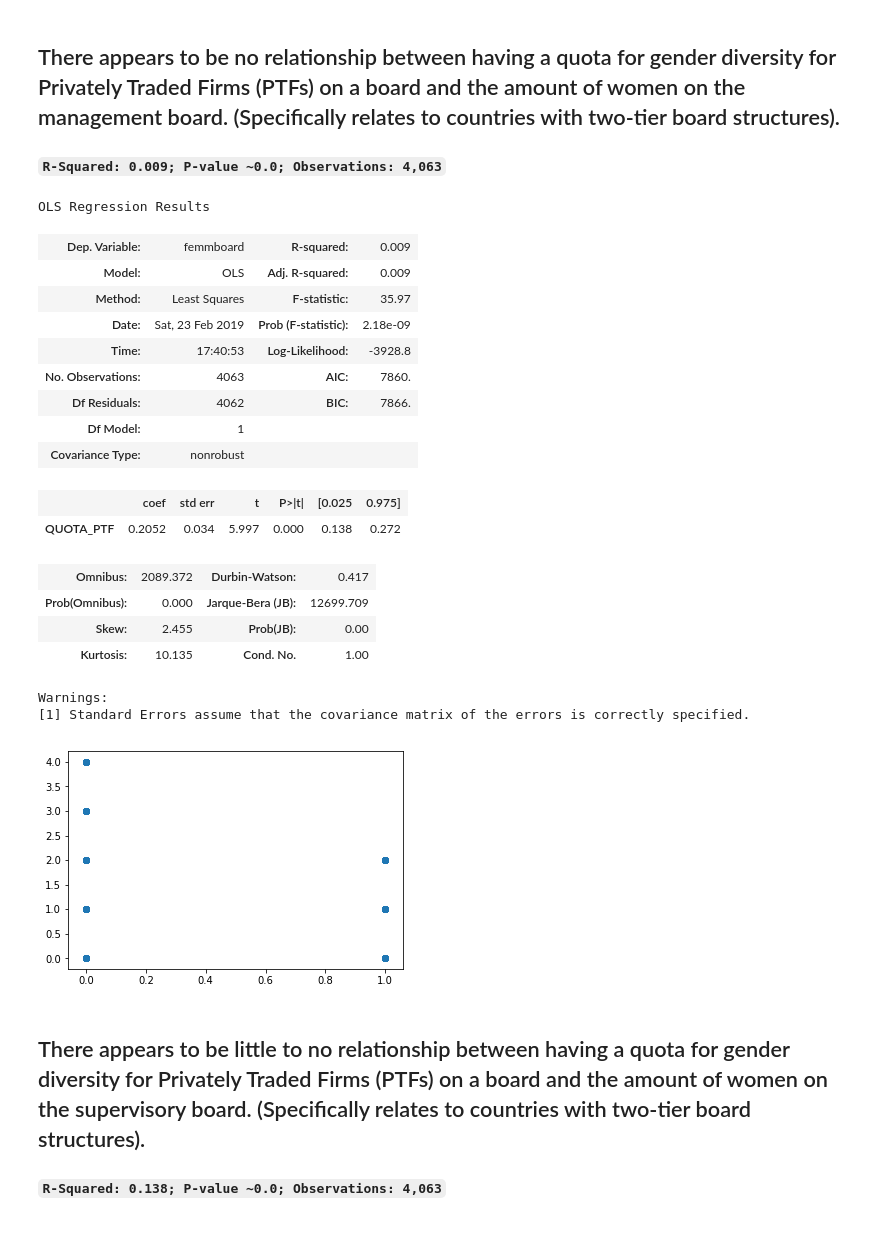
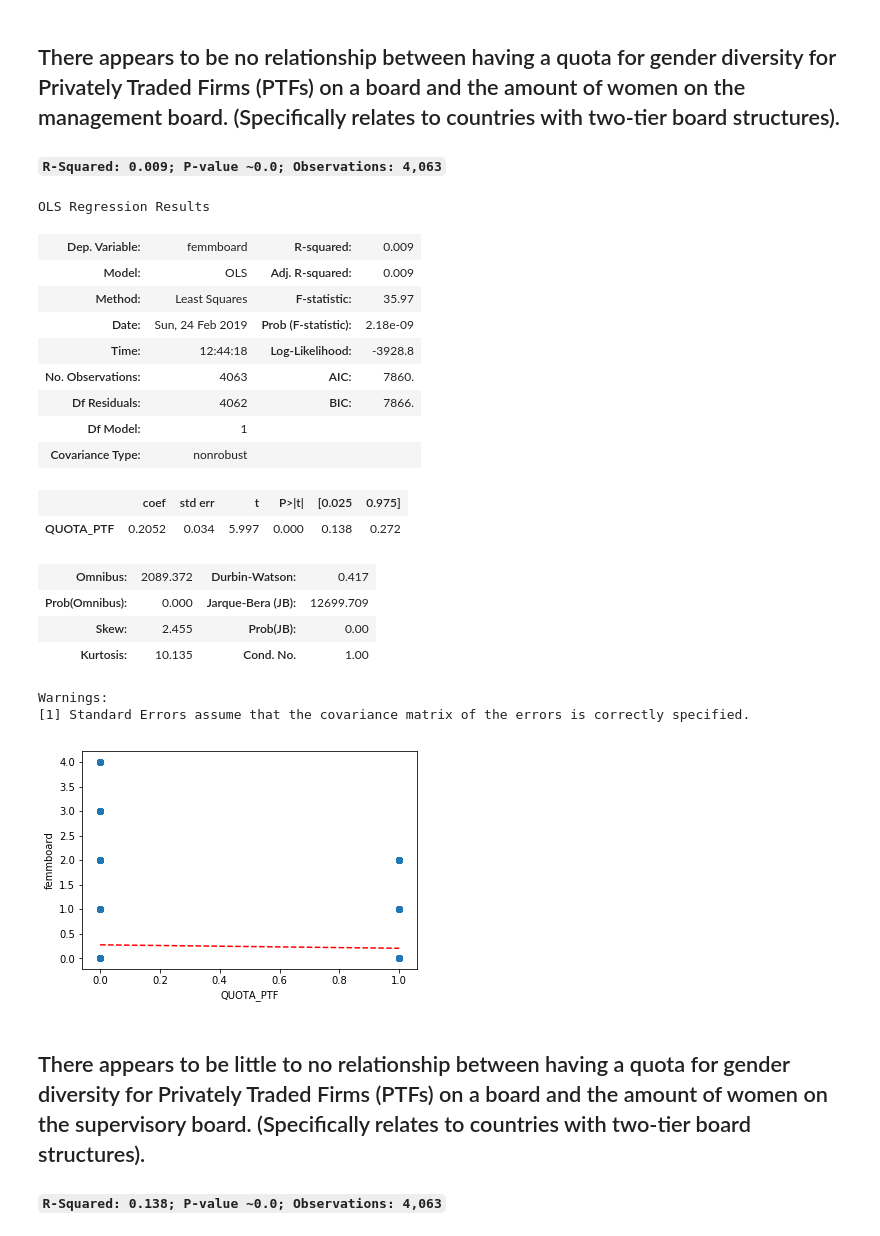
Before and after one commit to etokrug/GroupProject, a Jupyter notebook: GroupProject.ipynb, the cells around one changed output. Drawn from its saved outputs; the diff is of its cells as text; code cells hidden in the pictures.

```diff
--- a/GroupProject.ipynb
+++ b/GroupProject.ipynb
@@ -460,36 +479,40 @@ df_quota_w_femm = df_main[['QUOTA_PTF', 'femmboard']].copy()
 df_quota_w_femm['QUOTA_PTF'] = df_quota_w_femm['QUOTA_PTF'].apply(to_integer)
 df_quota_w_femm['femmboard'] = df_quota_w_femm['femmboard'].apply(to_integer)
 
 plt.scatter(df_quota_w_femm['QUOTA_PTF'], df_quota_w_femm['femmboard'])
+plt.plot([0, 1], [np.mean(df_quota_w_femm.loc[df_quota_w_femm['QUOTA_PTF'] == 0, 'femmboard']),
+                  np.mean(df_quota_w_femm.loc[df_quota_w_femm['QUOTA_PTF'] == 1, 'femmboard'])], 'r--')
+plt.ylabel("femmboard")
+plt.xlabel("QUOTA_PTF")
 
 df_quota_w_femm = df_quota_w_femm.dropna()
 
 x = df_quota_w_femm['QUOTA_PTF']
 y = df_quota_w_femm['femmboard']
 
 model = sm.OLS(y, x).fit()
 
 model.summary()
 # %% [output]
 OLS Regression Results
 | Dep. Variable: | femmboard | R-squared: | 0.009 |
 | Model: | OLS | Adj. R-squared: | 0.009 |
 | Method: | Least Squares | F-statistic: | 35.97 |
-| Date: | Sat, 23 Feb 2019 | Prob (F-statistic): | 2.18e-09 |
-| Time: | 17:40:53 | Log-Likelihood: | -3928.8 |
+| Date: | Sun, 24 Feb 2019 | Prob (F-statistic): | 2.18e-09 |
+| Time: | 12:44:18 | Log-Likelihood: | -3928.8 |
 | No. Observations: | 4063 | AIC: | 7860. |
 | Df Residuals: | 4062 | BIC: | 7866. |
 | Df Model: | 1 |  |  |
 | Covariance Type: | nonrobust |  |  |
 |  | coef | std err | t | P>|t| | [0.025 | 0.975] |
 | QUOTA_PTF | 0.2052 | 0.034 | 5.997 | 0.000 | 0.138 | 0.272 |
 | Omnibus: | 2089.372 | Durbin-Watson: | 0.417 |
 | Prob(Omnibus): | 0.000 | Jarque-Bera (JB): | 12699.709 |
 | Skew: | 2.455 | Prob(JB): | 0.00 |
 | Kurtosis: | 10.135 | Cond. No. | 1.00 |
 Warnings:
 [1] Standard Errors assume that the covariance matrix of the errors is correctly specified.
-[figure, old version]
+[figure, new version]
 # %% [markdown]
 ## There appears to be little to no relationship between having a quota for gender diversity for Privately Traded Firms (PTFs) on a board and the amount of women on the supervisory board. (Specifically relates to countries with two-tier board structures).
 
```
Also changed, not shown: parts of 8 cells of this notebook.
